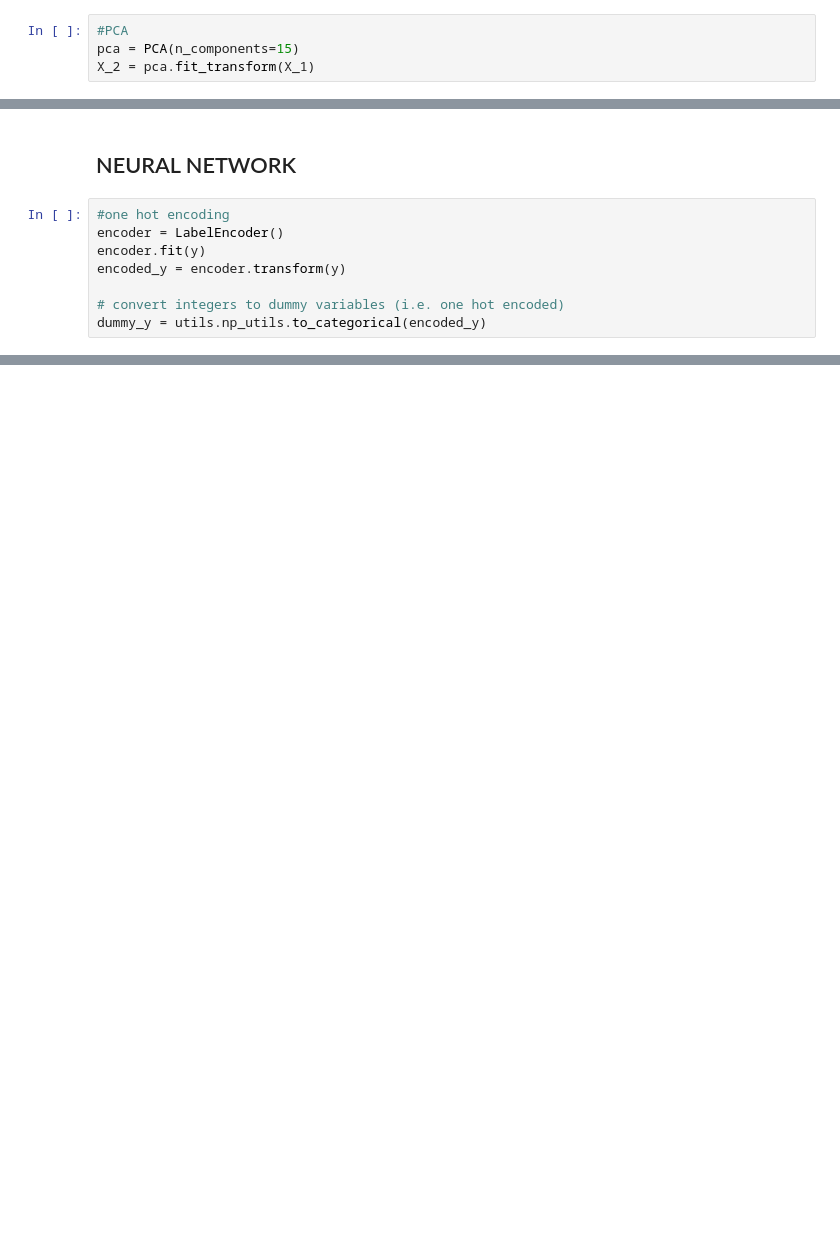
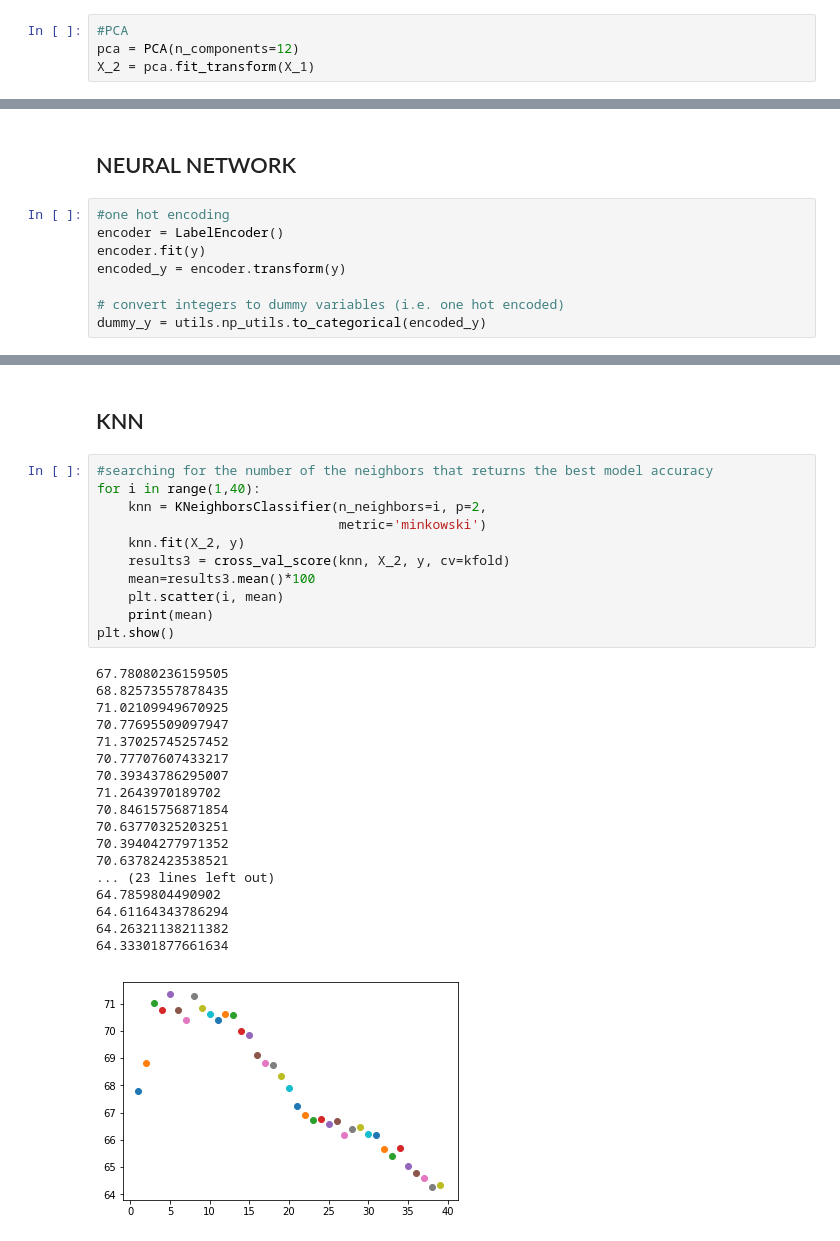
Before and after one commit to eldooriomar/PHBS_MLF_2018, a Jupyter notebook: pyth project.ipynb, the cells around one changed output, grey strips where cells are left out. Drawn from its saved outputs; the diff is of its cells as text; blank space fills up the shorter version.

```diff
--- a/pyth project.ipynb
+++ b/pyth project.ipynb
@@ -218,4 +247,4 @@ plt.show()
 # %%
 #PCA
-pca = PCA(n_components=15)
+pca = PCA(n_components=12)
 X_2 = pca.fit_transform(X_1)
@@ -259,0 +367,32 @@ mean accuracy 85.83% (standard deviation 1.16%)
+# %% [markdown]
+## KNN
+# %%
+#searching for the number of the neighbors that returns the best model accuracy
+for i in range(1,40):
+    knn = KNeighborsClassifier(n_neighbors=i, p=2,
+                               metric='minkowski')
+    knn.fit(X_2, y)
+    results3 = cross_val_score(knn, X_2, y, cv=kfold)
+    mean=results3.mean()*100
+    plt.scatter(i, mean)
+    print(mean)
+plt.show()
+# %% [output]
+67.78080236159505
+68.82573557878435
+71.02109949670925
+70.77695509097947
+71.37025745257452
+70.77707607433217
+70.39343786295007
+71.2643970189702
+70.84615756871854
+70.63770325203251
+70.39404277971352
+70.63782423538521
+... (23 lines left out)
+64.7859804490902
+64.61164343786294
+64.26321138211382
+64.33301877661634
+[figure, added]
```
Also changed, not shown: parts of 63 cells of this notebook, 1 other file.
